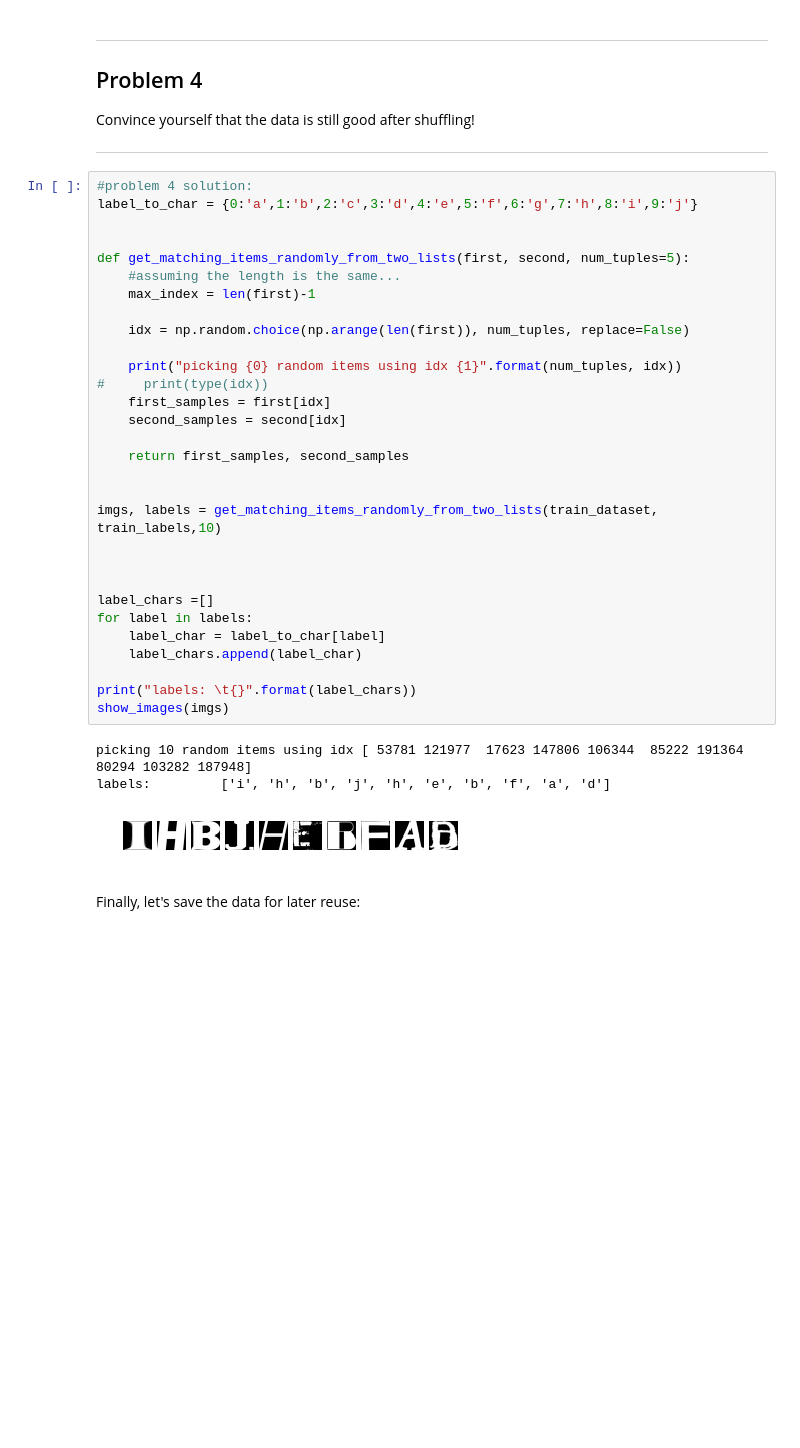
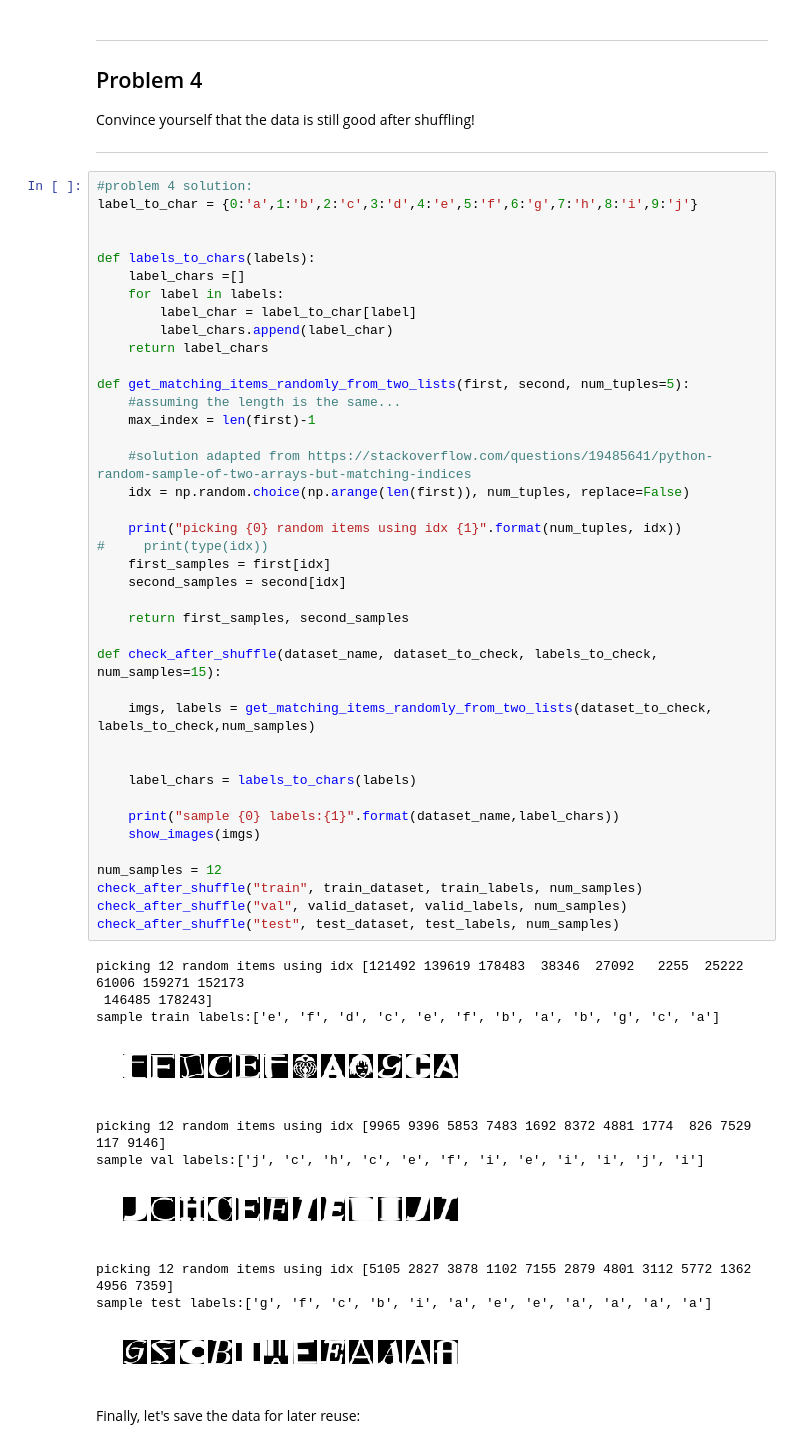
Before and after one commit to EggsWithCheese/colin-google-udacity-deep-learn, a Jupyter notebook: Assignment1/1_notmnist.ipynb, the cells around one changed output. Drawn from its saved outputs; the diff is of its cells as text; blank space fills up the shorter version.

Commit message:
CDL: attempted to solve problem 5. Learned about list and set arithmetic.
Signed-off-by: Colin Leong <colin.leong.1.ctr@us.af.mil>

```diff
--- a/Assignment1/1_notmnist.ipynb
+++ b/Assignment1/1_notmnist.ipynb
@@ -479,37 +479,54 @@ Convince yourself that the data is still good after shuffling!
 # %%
 #problem 4 solution:
 label_to_char = {0:'a',1:'b',2:'c',3:'d',4:'e',5:'f',6:'g',7:'h',8:'i',9:'j'}
 
 
+def labels_to_chars(labels):
+    label_chars =[]
+    for label in labels:
+        label_char = label_to_char[label]
+        label_chars.append(label_char)
+    return label_chars
+
 def get_matching_items_randomly_from_two_lists(first, second, num_tuples=5):
     #assuming the length is the same...
     max_index = len(first)-1
 
+    #solution adapted from https://stackoverflow.com/questions/19485641/python-random-sample-of-two-arrays-but-matching-indices
     idx = np.random.choice(np.arange(len(first)), num_tuples, replace=False)
 
     print("picking {0} random items using idx {1}".format(num_tuples, idx))
 #     print(type(idx))
     first_samples = first[idx]
     second_samples = second[idx]
 
     return first_samples, second_samples
 
+def check_after_shuffle(dataset_name, dataset_to_check, labels_to_check, num_samples=15):
 
-imgs, labels = get_matching_items_randomly_from_two_lists(train_dataset, train_labels,10)
+    imgs, labels = get_matching_items_randomly_from_two_lists(dataset_to_check, labels_to_check,num_samples)
 
 
+    label_chars = labels_to_chars(labels)
 
-label_chars =[]
-for label in labels:
-    label_char = label_to_char[label]
-    label_chars.append(label_char)
+    print("sample {0} labels:{1}".format(dataset_name,label_chars))
+    show_images(imgs)
 
-print("labels: \t{}".format(label_chars))
-show_images(imgs)
+num_samples = 12
+check_after_shuffle("train", train_dataset, train_labels, num_samples)
+check_after_shuffle("val", valid_dataset, valid_labels, num_samples)
+check_after_shuffle("test", test_dataset, test_labels, num_samples)
 # %% [output]
-picking 10 random items using idx [ 53781 121977  17623 147806 106344  85222 191364  80294 103282 187948]
-labels:         ['i', 'h', 'b', 'j', 'h', 'e', 'b', 'f', 'a', 'd']
+picking 12 random items using idx [121492 139619 178483  38346  27092   2255  25222  61006 159271 152173
+ 146485 178243]
+sample train labels:['e', 'f', 'd', 'c', 'e', 'f', 'b', 'a', 'b', 'g', 'c', 'a']
-[figure, old version]
+[figure, new version]
+picking 12 random items using idx [9965 9396 5853 7483 1692 8372 4881 1774  826 7529  117 9146]
+sample val labels:['j', 'c', 'h', 'c', 'e', 'f', 'i', 'e', 'i', 'i', 'j', 'i']
+[figure, added]
+picking 12 random items using idx [5105 2827 3878 1102 7155 2879 4801 3112 5772 1362 4956 7359]
+sample test labels:['g', 'f', 'c', 'b', 'i', 'a', 'e', 'e', 'a', 'a', 'a', 'a']
+[figure, added]
 # %% [markdown]
 Finally, let's save the data for later reuse:
 # %%
```
Also changed, not shown: parts of 1 cell of this notebook.
